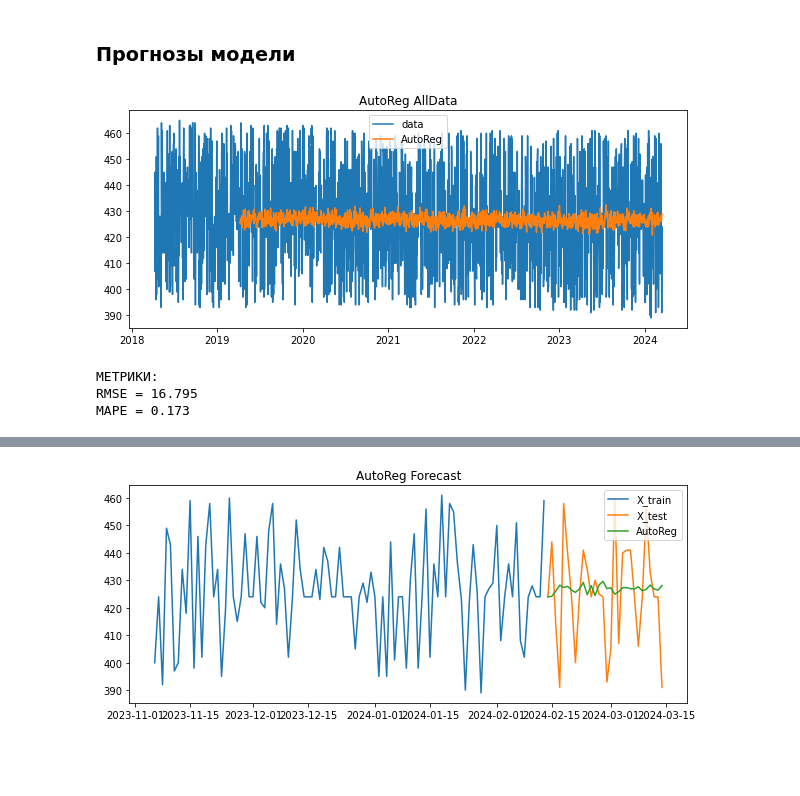
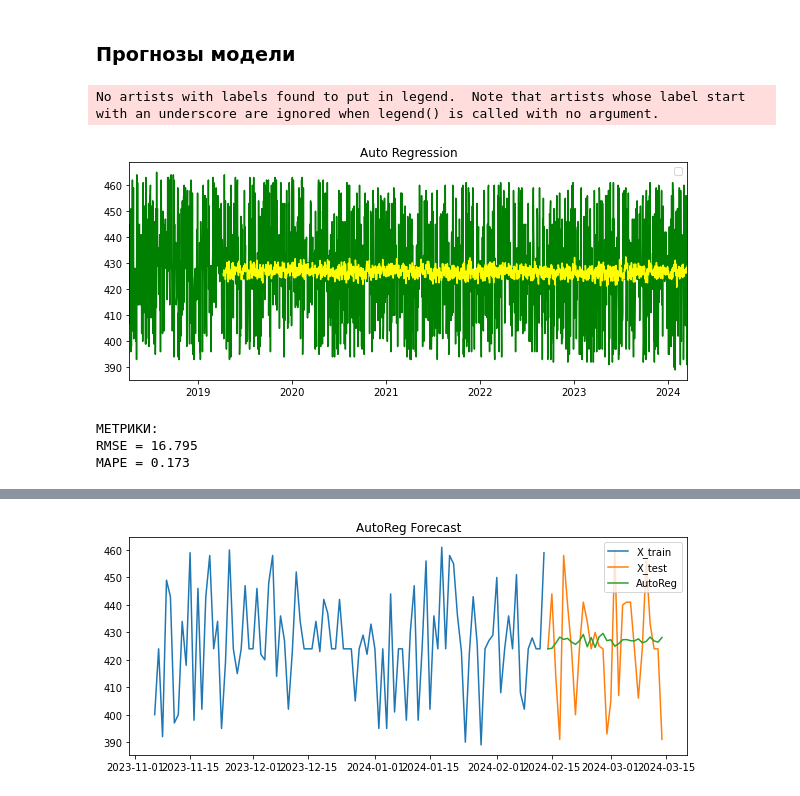
Before and after one commit to MaximIgitov/cup_it_24, a Jupyter notebook: NoDublicatesVersion.ipynb, the cells around one changed output, grey strips where cells are left out. Cells and saved outputs as stored; diff of their text form; code cells hidden in the pictures; blank space fills up the shorter version.

```diff
--- a/NoDublicatesVersion.ipynb
+++ b/NoDublicatesVersion.ipynb
@@ -503,16 +503,18 @@ dtype: float64
 # %%
 y_hat = model.predict(start=0, end=len(data_real_sum_indexes)-1)
 plt.figure(figsize=(10,4))
-plt.plot(data_real_sum_indexes.index, data_real_sum_indexes.values, label='data')
-plt.plot(data_real_sum_indexes.index, y_hat, label='AutoReg')
+plt.plot(data_real_sum_indexes.index, data_real_sum_indexes.values,color='green')
+plt.plot(data_real_sum_indexes.index, y_hat, color='yellow')
 plt.legend(loc='best')
-plt.title('AutoReg AllData')
+plt.title('Auto Regression')
+plt.xlim(data_real_sum_indexes.index[0], data_real_sum_indexes.index[-1])
 plt.show()
 print('МЕТРИКИ:')
 print('RMSE = %.3f' % mean_squared_error(data_real_sum_indexes.values[365:], y_hat[365:]) ** 0.5)
 print('MAPE = %.3f' % mean_absolute_percentage_error(data_real_sum_indexes.values[365:], y_hat[365:]) ** 0.5)
 # %% [output]
+No artists with labels found to put in legend.  Note that artists whose label start with an underscore are ignored when legend() is called with no argument.
-[figure, old version]
+[figure, new version]
-МЕТРИКИ:
-RMSE = 16.795
-MAPE = 0.173
+МЕТРИКИ:
+RMSE = 16.795
+MAPE = 0.173
```
Also changed, not shown: parts of 4 cells of this notebook, 1 other file.
